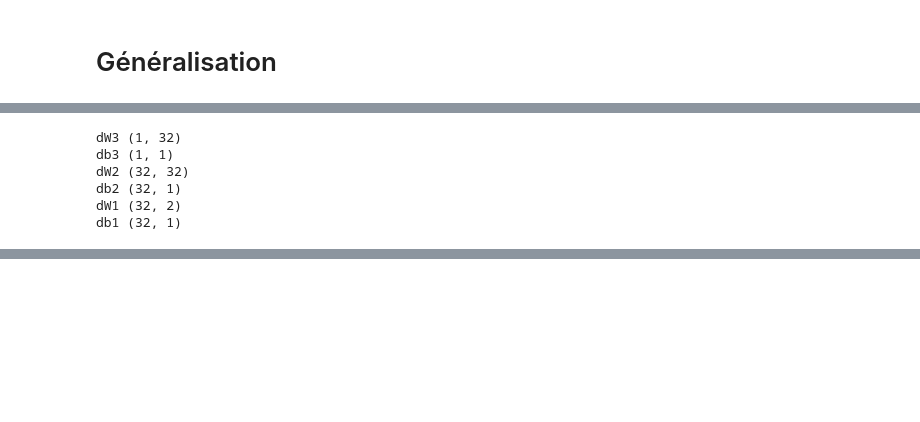
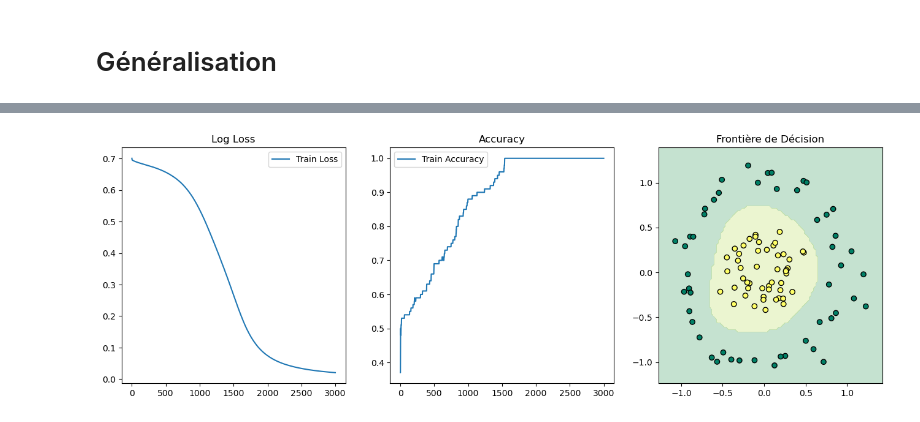
Before and after one commit to NovaStarmax/ml_training, a Jupyter notebook: deep_learning/multi_layer.ipynb, the cells around one changed output, grey strips where cells are left out. Cells and saved outputs as stored; diff of their text form; code cells hidden in the pictures; blank space fills up the shorter version.

Commit message:
Feat Multi Layer

```diff
--- a/deep_learning/multi_layer.ipynb
+++ b/deep_learning/multi_layer.ipynb
@@ -92,19 +70,8 @@ def back_propagation(y, activations, parametres):
-# %%
-gradients = back_propagation(y, activations, parametres)
-
-for key, val in gradients.items():
-    print(key, val.shape)
-# %% [output]
-dW3 (1, 32)
-db3 (1, 1)
-dW2 (32, 32)
-db2 (32, 1)
-dW1 (32, 2)
-db1 (32, 1)
 # %% [markdown]
 ![update](multi_layer_png2/update.png "update")
 # %%
-def update(parametres, gradients ,learning_rate):
+def update(gradients, parametres, learning_rate):
+
     C = len(parametres) // 2
 
     for c in range(1, C + 1):
@@ -112,3 +79,9 @@ def update(parametres, gradients ,learning_rate):
         parametres['b' + str(c)] = parametres['b' + str(c)] - learning_rate * gradients['db' + str(c)]
 
     return parametres
+# %%
+def predict(X, parametres):
+  activations = forward_propagation(X, parametres)
+  C = len(parametres) // 2
+  Af = activations['A' + str(C)]
+  return Af >= 0.5
@@ -114,0 +123,32 @@ def update(parametres, gradients ,learning_rate):
+# %%
+def neural_network(X, y, hidden_layers=(32, 32, 32), learning_rate=0.1, n_iter=1000):
+
+    # Initialisation des paramètres
+    dimensions = list(hidden_layers)  # Convertir en liste modifiable
+    dimensions.insert(0, X.shape[0])  # Ajouter la dimension d'entrée
+    dimensions.append(y.shape[0])  # Ajouter la dimension de sortie
+    parametres = initialisation(dimensions)  # Initialisation des poids et biais
+
+    training_history = np.zeros((int(n_iter), 2))
+    C = len(parametres) // 2  # Nombre de couches
+
+    # Descente de gradient
+    for i in tqdm(range(n_iter)):
+
+        activations = forward_propagation(X, parametres)
+        gradients = back_propagation(y, parametres, activations)
+        parametres = update(gradients, parametres, learning_rate)
+        Af = activations['A' + str(C)]
+
+        # Calcul du log_loss et de l'accuracy
+        training_history[i, 0] = log_loss(y.flatten(), Af.flatten())
+        y_pred = predict(X, parametres)
+        training_history[i, 1] = accuracy_score(y.flatten(), y_pred.flatten())
+
+    plot_results(X, y, training_history, parametres)
+
+    return training_history
+# %%
+_ = neural_network(X, y, hidden_layers = (16, 16, 16), learning_rate = 0.1, n_iter = 3000)
+# %% [output]
+[figure, added]
```
Also changed, not shown: parts of 8 cells of this notebook, 2 other files.
